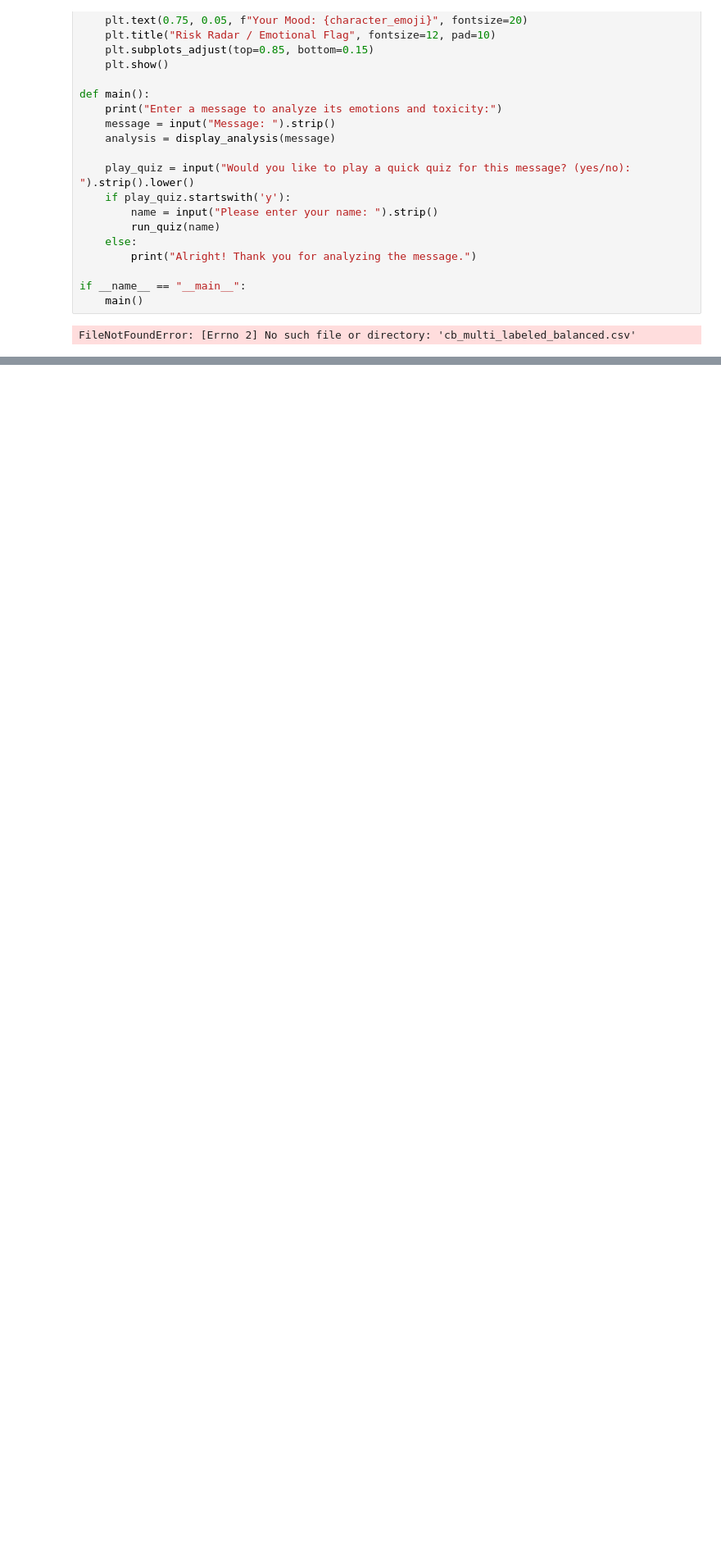
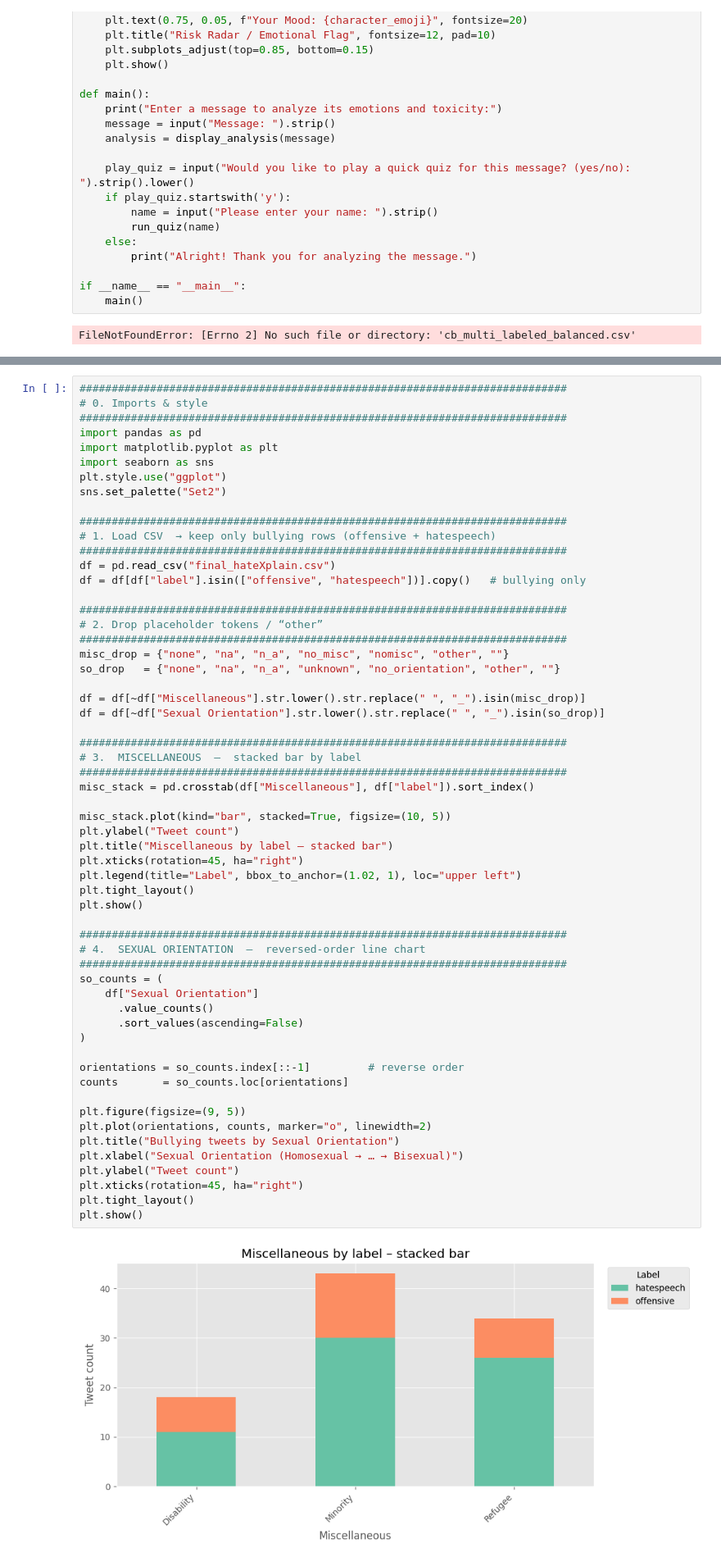
Before and after one commit to jee14k/shieldspace, a Jupyter notebook: data/cyber bullying -1.ipynb, the cells around one changed output, grey strips where cells are left out. Shown: that part at 82% size. Saved outputs shown, nothing was run; the diff lists cells and outputs as text; blank space fills up the shorter version.

```diff
--- a/data/cyber bullying -1.ipynb
+++ b/data/cyber bullying -1.ipynb
@@ -1553,0 +2024,60 @@ FileNotFoundError: [Errno 2] No such file or directory: 'cb_multi_labeled_balanc
+# %%
+############################################################################
+# 0. Imports & style
+############################################################################
+import pandas as pd
+import matplotlib.pyplot as plt
+import seaborn as sns
+plt.style.use("ggplot")
+sns.set_palette("Set2")
+
+############################################################################
+# 1. Load CSV  → keep only bullying rows (offensive + hatespeech)
+############################################################################
+df = pd.read_csv("final_hateXplain.csv")
+df = df[df["label"].isin(["offensive", "hatespeech"])].copy()   # bullying only
+
+############################################################################
+# 2. Drop placeholder tokens / “other”
+############################################################################
+misc_drop = {"none", "na", "n_a", "no_misc", "nomisc", "other", ""}
+so_drop   = {"none", "na", "n_a", "unknown", "no_orientation", "other", ""}
+
+df = df[~df["Miscellaneous"].str.lower().str.replace(" ", "_").isin(misc_drop)]
+df = df[~df["Sexual Orientation"].str.lower().str.replace(" ", "_").isin(so_drop)]
+
+############################################################################
+# 3.  MISCELLANEOUS  –  stacked bar by label
+############################################################################
+misc_stack = pd.crosstab(df["Miscellaneous"], df["label"]).sort_index()
+
+misc_stack.plot(kind="bar", stacked=True, figsize=(10, 5))
+plt.ylabel("Tweet count")
+plt.title("Miscellaneous by label – stacked bar")
+plt.xticks(rotation=45, ha="right")
+plt.legend(title="Label", bbox_to_anchor=(1.02, 1), loc="upper left")
+plt.tight_layout()
+plt.show()
+
+############################################################################
+# 4.  SEXUAL ORIENTATION  –  reversed-order line chart
+############################################################################
+so_counts = (
+    df["Sexual Orientation"]
+      .value_counts()
+      .sort_values(ascending=False)
+)
+
+orientations = so_counts.index[::-1]         # reverse order
+counts       = so_counts.loc[orientations]
+
+plt.figure(figsize=(9, 5))
+plt.plot(orientations, counts, marker="o", linewidth=2)
+plt.title("Bullying tweets by Sexual Orientation")
+plt.xlabel("Sexual Orientation (Homosexual → … → Bisexual)")
+plt.ylabel("Tweet count")
+plt.xticks(rotation=45, ha="right")
+plt.tight_layout()
+plt.show()
+# %% [output]
+[figure, added]
```
Also changed, not shown: parts of 11 cells of this notebook, 1 other file.
